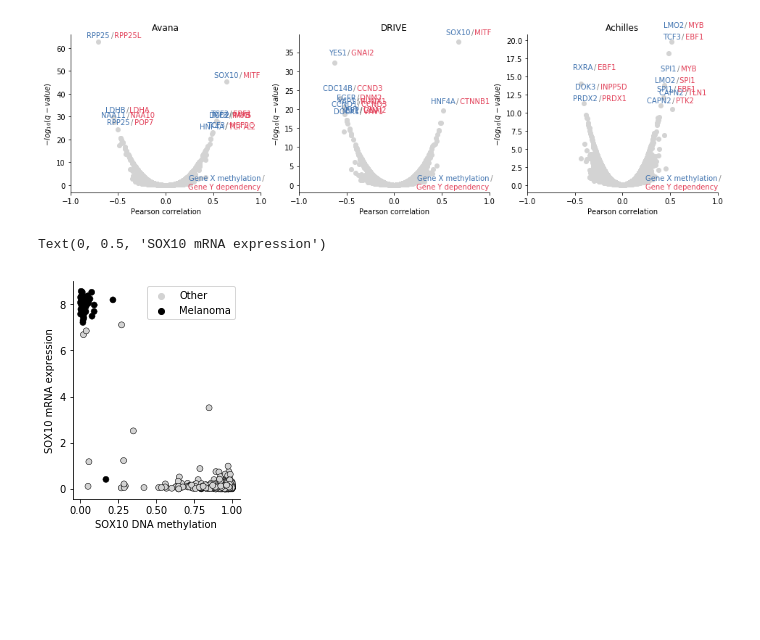
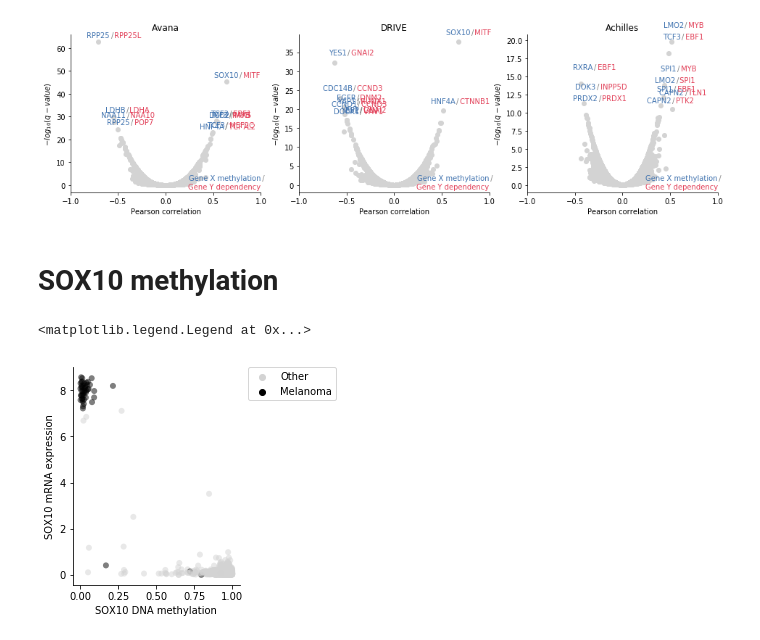
Before and after one commit to kevinhu/ccle-2019-analysis, a Jupyter notebook: notebooks/figure2_methylation-dependencies.ipynb, the cells around one changed output. Saved outputs shown, nothing was run; the diff lists cells and outputs as text; code cells hidden in the pictures; blank space fills up the shorter version.

```diff
--- a/notebooks/figure2_methylation-dependencies.ipynb
+++ b/notebooks/figure2_methylation-dependencies.ipynb
@@ -290,30 +290,34 @@ plt.title("Achilles")
 plt.show()
 # %% [output]
 [figure]
+# %% [markdown]
+# SOX10 methylation
 # %%
 plt.figure(figsize=(3,4))
 
 ax = plt.subplot(111)
 
-sox10_meth = tssclust_meth["SOX10_1"].dropna().rename("SOX10_meth")
-sox10_mrna = ccle_genex["SOX10_ENSG00000100146.12"].rename("SOX10_mrna")
+meth = tssclust_meth["SOX10_1"].dropna().rename("SOX10_meth")
+mrna = ccle_genex["SOX10_ENSG00000100146.12"].rename("SOX10_mrna")
 
-sox10_info = pd.concat([sox10_meth,sox10_mrna,subtypes.rename("subtype")],axis=1,join="inner")
-sox10_info["melanoma"] = sox10_info["subtype"].apply(lambda x: x if x == "Melanoma" else "Other")
+info = pd.concat([meth,mrna,subtypes.rename("subtype")],axis=1,join="inner")
+info["melanoma"] = info["subtype"].apply(lambda x: x if x == "Melanoma" else "Other")
 
-sns.scatterplot(sox10_info["SOX10_meth"],
-                sox10_info["SOX10_mrna"],
-                hue=sox10_info["melanoma"].rename(""),
+sns.scatterplot(info["SOX10_meth"],
+                info["SOX10_mrna"],
+                hue=info["melanoma"].rename(""),
                 palette=sns.color_palette(["lightgrey","black"]),
-                linewidth=0.5,
-                edgecolor="black",
+                linewidth=0,
+                alpha=0.5
                )
 
 ax.spines["top"].set_visible(False)
 ax.spines["right"].set_visible(False)
 
 plt.xlabel("SOX10 DNA methylation")
 plt.ylabel("SOX10 mRNA expression")
+
+plt.legend(bbox_to_anchor=(1.05, 1), loc=2, borderaxespad=0.)
 # %% [output]
-Text(0, 0.5, 'SOX10 mRNA expression')
+<matplotlib.legend.Legend at 0x...>
-[figure, old version]
+[figure, new version]
```
Also changed, not shown: parts of 5 cells of this notebook.
